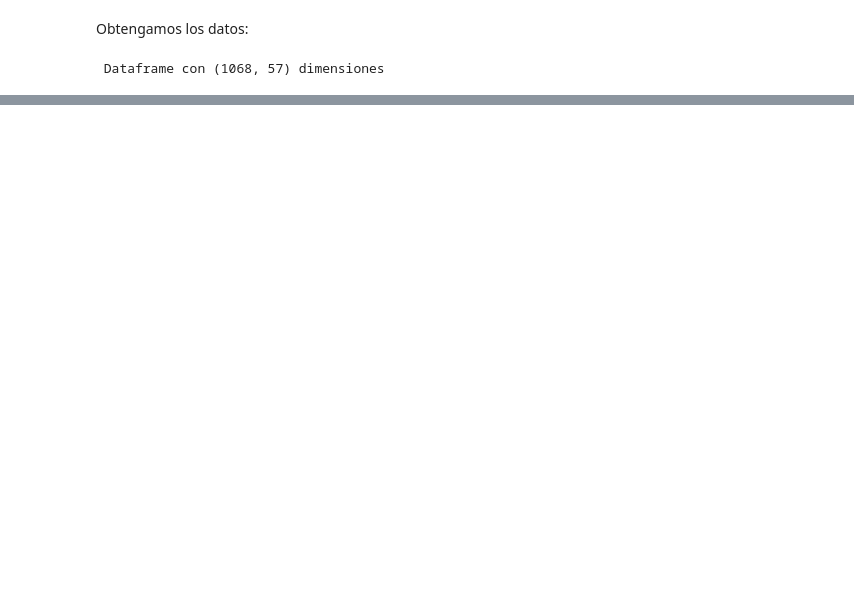
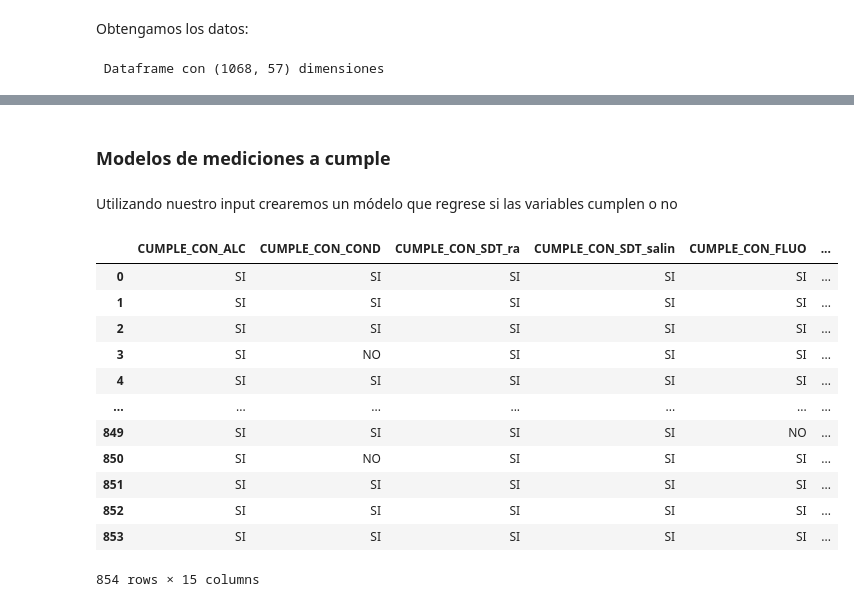
Before and after one commit to PosgradoMNA/actividades-del-projecto-equipo-41, a Jupyter notebook: Reto_Entrega_2_Equipo41.ipynb, the cells around one changed output, grey strips where cells are left out. Cells and saved outputs as stored; diff of their text form; code cells hidden in the pictures; blank space fills up the shorter version.

```diff
--- a/Reto_Entrega_2_Equipo41.ipynb
+++ b/Reto_Entrega_2_Equipo41.ipynb
@@ -149,0 +617,21 @@ Tamaño de variables de prueba: (214, 56) || tamaño de objetivo prueba: (214, 1
+# %%
+############################################################################################
+# Creación de Modelo 0
+############################################################################################
+
+# One-Hot Encoder para variables de cumplimiento:
+ct = ColumnTransformer(remainder='drop', transformers=[
+    ( 'onehot', OneHotEncoder(handle_unknown='ignore'), [t[2] for t in tuplas_calidad])
+])
+ct.fit(X_train[[t[2] for t in tuplas_calidad]])
+
+# Random forest:
+model = RandomForestClassifier()
+
+# Entrenamos el modelo:
+model.fit(
+    ct.transform(X_train[[t[2] for t in tuplas_calidad]]),
+    le.transform(y_train)
+)
+
+model
@@ -149,0 +802,4 @@ Tamaño de variables de prueba: (214, 56) || tamaño de objetivo prueba: (214, 1
+# %% [markdown]
+### Modelos de mediciones a cumple
+# %% [markdown]
+Utilizando nuestro input crearemos un módelo que regrese si las variables cumplen o no
@@ -149,0 +844,36 @@ Tamaño de variables de prueba: (214, 56) || tamaño de objetivo prueba: (214, 1
+# %%
+def get_Cumple(user_df):
+  d = dict({
+    'CUMPLE_CON_ALC': [lbl_ALC[v] for v in mo_ALC.predict((get_Contaminantes(user_df)[['LONGITUD', 'LATITUD', 'ALC_mg/L']])[['ALC_mg/L']])],
+    'CUMPLE_CON_COND': [lbl_CONDUCT[v] for v in mo_CONDUCT.predict((get_Contaminantes(user_df)[['LONGITUD', 'LATITUD', 'CONDUCT_mS/cm']])[['CONDUCT_mS/cm']])],
+    'CUMPLE_CON_SDT_ra': [lbl_SDT_ra[v] for v in mo_SDT_ra.predict((get_Contaminantes(user_df)[['LONGITUD', 'LATITUD', 'SDT_M_mg/L']])[['SDT_M_mg/L']])],
+    'CUMPLE_CON_SDT_salin': [lbl_SDT_salin[v] for v in mo_SDT_salin.predict((get_Contaminantes(user_df)[['LONGITUD', 'LATITUD', 'SDT_M_mg/L']])[['SDT_M_mg/L']])],
+    'CUMPLE_CON_FLUO': [lbl_FLUORUROS[v] for v in mo_FLUORUROS.predict((get_Contaminantes(user_df)[['LONGITUD', 'LATITUD', 'FLUORUROS_mg/L']])[['FLUORUROS_mg/L']])],
+    'CUMPLE_CON_DUR': [lbl_DUR[v] for v in mo_DUR.predict((get_Contaminantes(user_df)[['LONGITUD', 'LATITUD', 'DUR_mg/L']])[['DUR_mg/L']])],
+    'CUMPLE_CON_CF': [lbl_CF[v] for v in mo_CF.predict((get_Contaminantes(user_df)[['LONGITUD', 'LATITUD', 'COLI_FEC_NMP/100_mL']])[['COLI_FEC_NMP/100_mL']])],
+    'CUMPLE_CON_NO3': [lbl_NNO3[v] for v in mo_NNO3.predict((get_Contaminantes(user_df)[['LONGITUD', 'LATITUD', 'N_NO3_mg/L']])[['N_NO3_mg/L']])],
+    'CUMPLE_CON_AS': [lbl_AS[v] for v in mo_AS.predict((get_Contaminantes(user_df)[['LONGITUD', 'LATITUD', 'AS_TOT_mg/L']])[['AS_TOT_mg/L']])],
+    'CUMPLE_CON_CD': [lbl_CD[v] for v in mo_CD.predict((get_Contaminantes(user_df)[['LONGITUD', 'LATITUD', 'CD_TOT_mg/L']])[['CD_TOT_mg/L']])],
+    'CUMPLE_CON_CR': [lbl_CR[v] for v in mo_CR.predict((get_Contaminantes(user_df)[['LONGITUD', 'LATITUD', 'CR_TOT_mg/L']])[['CR_TOT_mg/L']])],
+    'CUMPLE_CON_HG': [lbl_HG[v] for v in mo_HG.predict((get_Contaminantes(user_df)[['LONGITUD', 'LATITUD', 'HG_TOT_mg/L']])[['HG_TOT_mg/L']])],
+    'CUMPLE_CON_PB': [lbl_PB[v] for v in mo_PB.predict((get_Contaminantes(user_df)[['LONGITUD', 'LATITUD', 'PB_TOT_mg/L']])[['PB_TOT_mg/L']])],
+    'CUMPLE_CON_MN': [lbl_MN[v] for v in mo_MN.predict((get_Contaminantes(user_df)[['LONGITUD', 'LATITUD', 'MN_TOT_mg/L']])[['MN_TOT_mg/L']])],
+    'CUMPLE_CON_FE': [lbl_FE[v] for v in mo_FE.predict((get_Contaminantes(user_df)[['LONGITUD', 'LATITUD', 'FE_TOT_mg/L']])[['FE_TOT_mg/L']])]
+  })
+  return pd.DataFrame(d)
+# %%
+get_Cumple(X_train)
+# %% [output]
+|  | CUMPLE_CON_ALC | CUMPLE_CON_COND | CUMPLE_CON_SDT_ra | CUMPLE_CON_SDT_salin | CUMPLE_CON_FLUO | ... |
+| 0 | SI | SI | SI | SI | SI | ... |
+| 1 | SI | SI | SI | SI | SI | ... |
+| 2 | SI | SI | SI | SI | SI | ... |
+| 3 | SI | NO | SI | SI | SI | ... |
+| 4 | SI | SI | SI | SI | SI | ... |
+| ... | ... | ... | ... | ... | ... | ... |
+| 849 | SI | SI | SI | SI | NO | ... |
+| 850 | SI | NO | SI | SI | SI | ... |
+| 851 | SI | SI | SI | SI | SI | ... |
+| 852 | SI | SI | SI | SI | SI | ... |
+| 853 | SI | SI | SI | SI | SI | ... |
+854 rows × 15 columns
```
Also changed, not shown: parts of 66 cells of this notebook.
